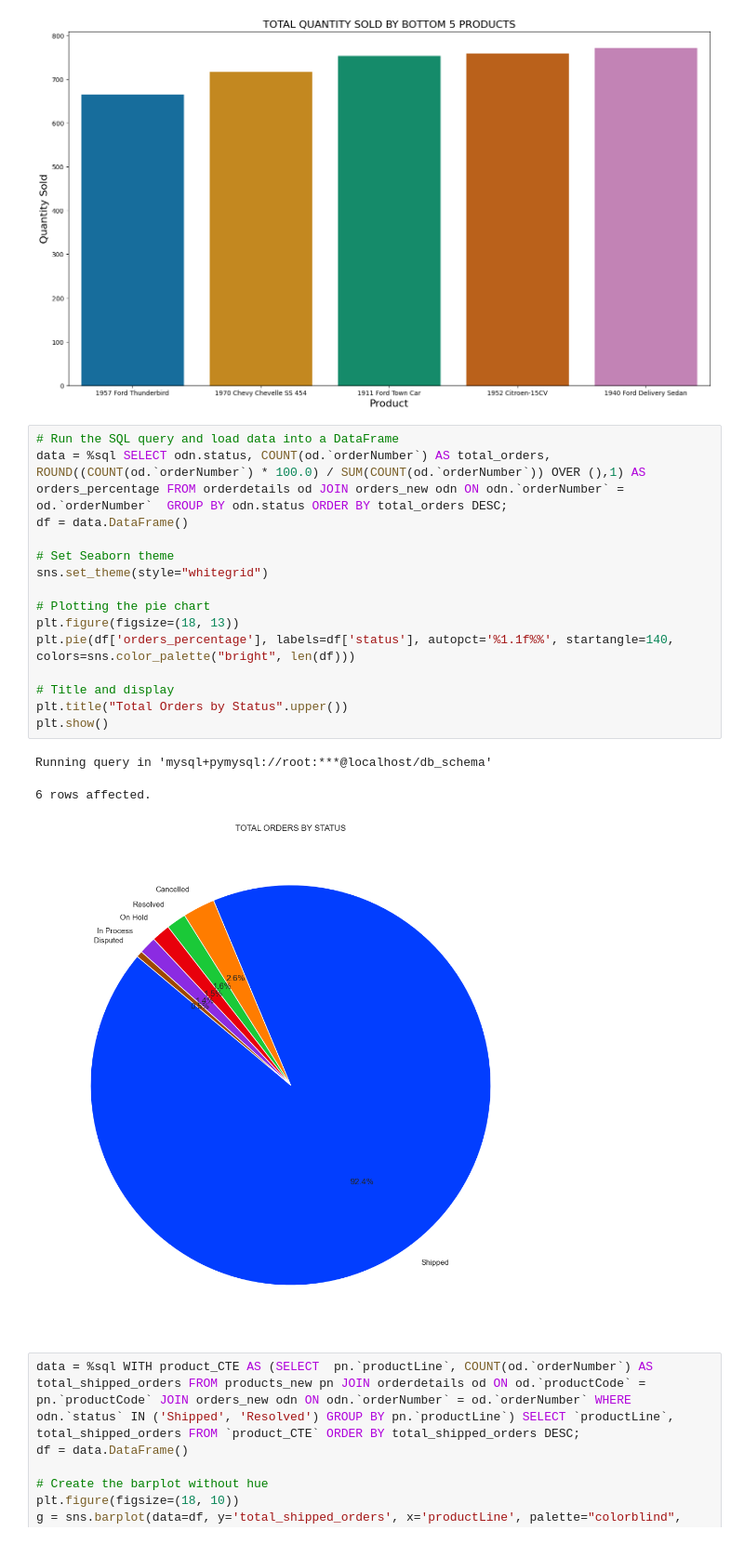
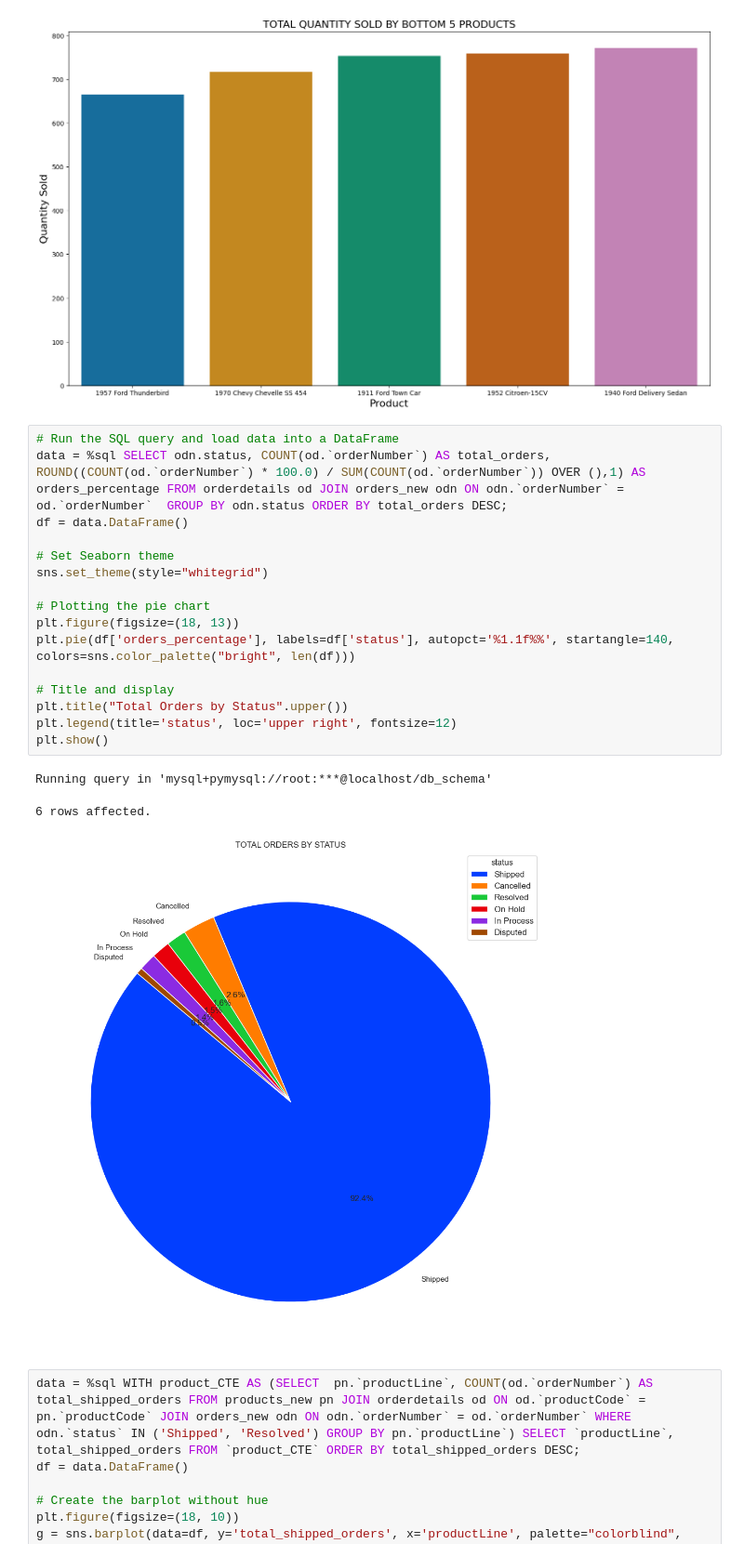
Before and after one commit to Dedamola1/Customer_and_Product_Analysis, a Jupyter notebook: Products EDA.ipynb, the cells around one changed output. Shown at 93% size. Saved outputs shown, nothing was run; the diff lists cells and outputs as text.

```diff
--- a/Products EDA.ipynb
+++ b/Products EDA.ipynb
@@ -139,22 +139,23 @@ Running query in 'mysql+pymysql://root:***@localhost/db_schema'
 # %%
 # Run the SQL query and load data into a DataFrame
 data = %sql SELECT odn.status, COUNT(od.`orderNumber`) AS total_orders, ROUND((COUNT(od.`orderNumber`) * 100.0) / SUM(COUNT(od.`orderNumber`)) OVER (),1) AS orders_percentage FROM orderdetails od JOIN orders_new odn ON odn.`orderNumber` = od.`orderNumber`  GROUP BY odn.status ORDER BY total_orders DESC;
 df = data.DataFrame()
 
 # Set Seaborn theme
 sns.set_theme(style="whitegrid")
 
 # Plotting the pie chart
 plt.figure(figsize=(18, 13))
 plt.pie(df['orders_percentage'], labels=df['status'], autopct='%1.1f%%', startangle=140, colors=sns.color_palette("bright", len(df)))
 
 # Title and display
 plt.title("Total Orders by Status".upper())
+plt.legend(title='status', loc='upper right', fontsize=12)
 plt.show()
 # %% [output]
 Running query in 'mysql+pymysql://root:***@localhost/db_schema'
 6 rows affected.
-[figure, old version]
+[figure, new version]
 # %%
 data = %sql WITH product_CTE AS (SELECT  pn.`productLine`, COUNT(od.`orderNumber`) AS total_shipped_orders FROM products_new pn JOIN orderdetails od ON od.`productCode` = pn.`productCode` JOIN orders_new odn ON odn.`orderNumber` = od.`orderNumber` WHERE odn.`status` IN ('Shipped', 'Resolved') GROUP BY pn.`productLine`) SELECT `productLine`, total_shipped_orders FROM `product_CTE` ORDER BY total_shipped_orders DESC;
 df = data.DataFrame()
```
Also changed, not shown: 1 other file.
